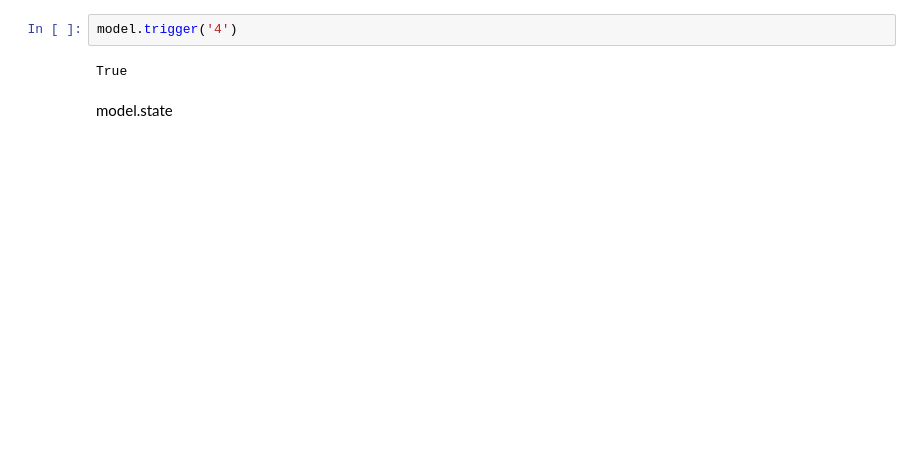
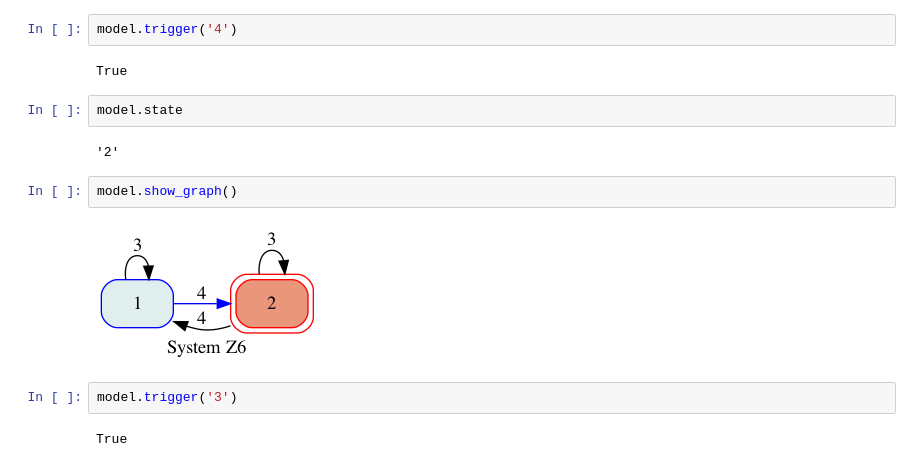
Before and after one commit to agharbi6/transitions, a Jupyter notebook: agharbi-tests/Wymore SystemsTransitionsPackage.ipynb, the cells around one changed output. Cells and saved outputs as stored; diff of their text form; blank space fills up the shorter version.

```diff
--- a/agharbi-tests/Wymore SystemsTransitionsPackage.ipynb
+++ b/agharbi-tests/Wymore SystemsTransitionsPackage.ipynb
@@ -37,5 +37,15 @@ model.show_graph()
 model.trigger('4')
 # %% [output]
 True
-# %% [markdown]
-model.state
+# %%
+model.state
+# %% [output]
+'2'
+# %%
+model.show_graph()
+# %% [output]
+[figure, added]
+# %%
+model.trigger('3')
+# %% [output]
+True
```
Also changed, not shown: parts of 3 cells of this notebook, 1 other file.
